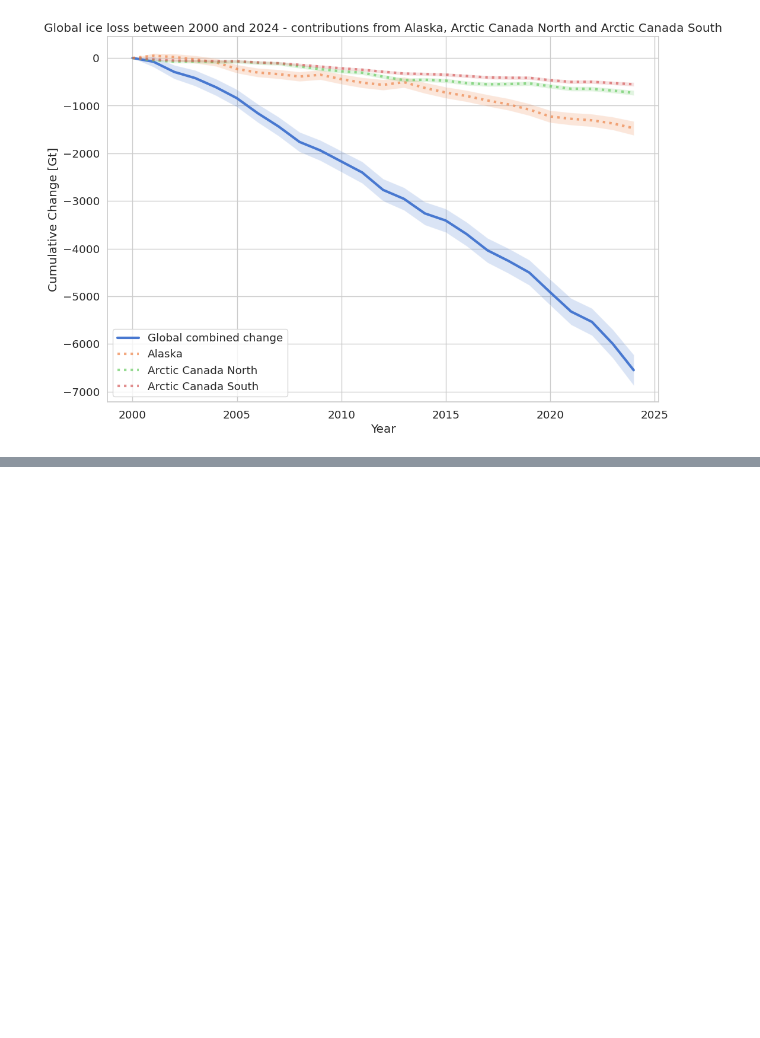
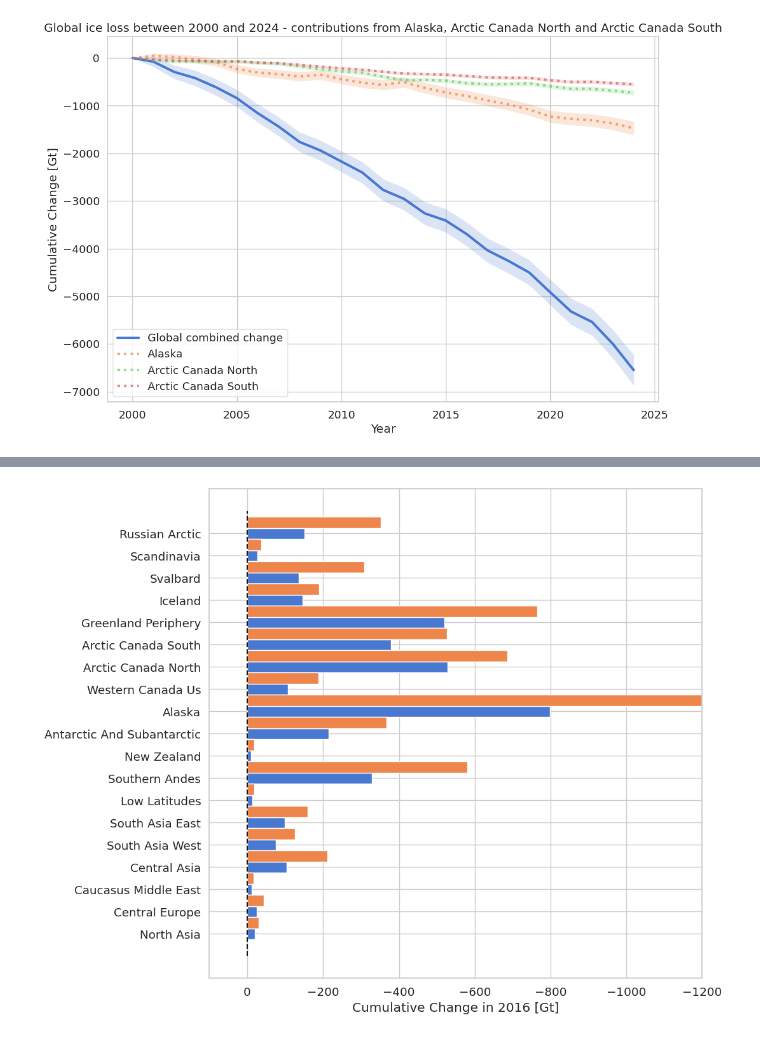
Before and after one commit to earthwave/glambie_demo_notebooks, a Jupyter notebook: glambie_global_plots.ipynb, the cells around one changed output, grey strips where cells are left out. Cells and saved outputs as stored; diff of their text form; code cells hidden in the pictures; blank space fills up the shorter version.

```diff
--- a/glambie_global_plots.ipynb
+++ b/glambie_global_plots.ipynb
@@ -85,2 +102,17 @@ global_comparison_region_plot(cumulative_data_all_gt, cumulative_errors_all_gt,
+# %%
+def plot_histogram_of_region_contributions_to_global_loss_two_years(glambie_dataframe_dict, chosen_year, comparison_year):
+
+    chosen_year_all_regions_df = create_change_dataframe_for_single_year(glambie_dataframe_dict, chosen_year)
+    comparison_year_all_regions_df = create_change_dataframe_for_single_year(glambie_dataframe_dict, comparison_year)
+    bar_width = 0.5
+
+    index = np.arange(19)
+    fig, axs = plt.subplots(1, 1, figsize=(10, 10))
+    axs.barh(index, chosen_year_all_regions_df.change, bar_width, tick_label=chosen_year_all_regions_df.region, label=str(chosen_year))
+    axs.barh(index+bar_width, comparison_year_all_regions_df.change, bar_width, label=str(comparison_year))
+    axs.vlines(0, index[0]-1, index[-1]+1, linestyle='dashed', color='k')
+    axs.set_xlim(100, -1200)
+
+    axs.set_xlabel('Cumulative Change in {} [Gt]'.format(chosen_year))
 # %%
 # Choose a year and see contribtuion from every region to global trend
@@ -86,0 +155,4 @@ global_comparison_region_plot(cumulative_data_all_gt, cumulative_errors_all_gt,
+# %%
+plot_histogram_of_region_contributions_to_global_loss_two_years(glambie_dataframe_dict, chosen_year.value, comparsion_year.value)
+# %% [output]
+[figure, added]
```
Also changed, not shown: parts of 6 cells of this notebook, 2 other files.
